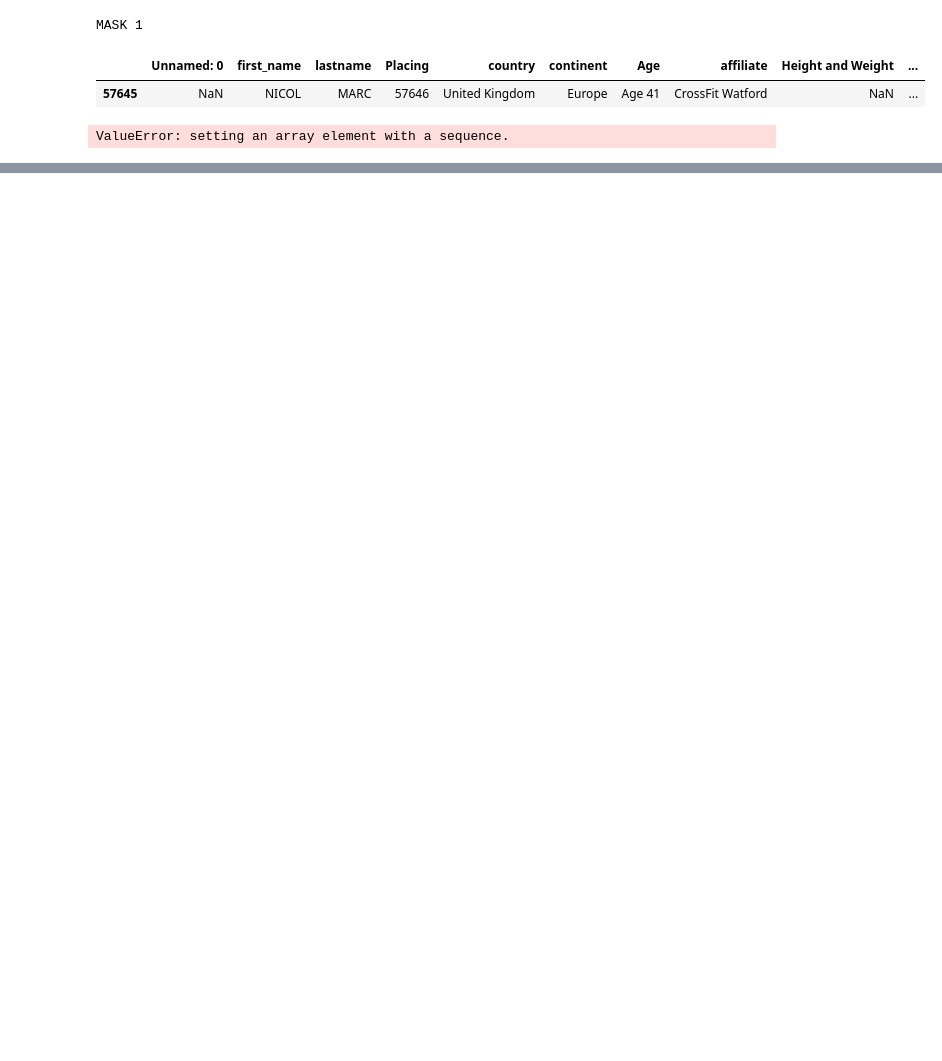
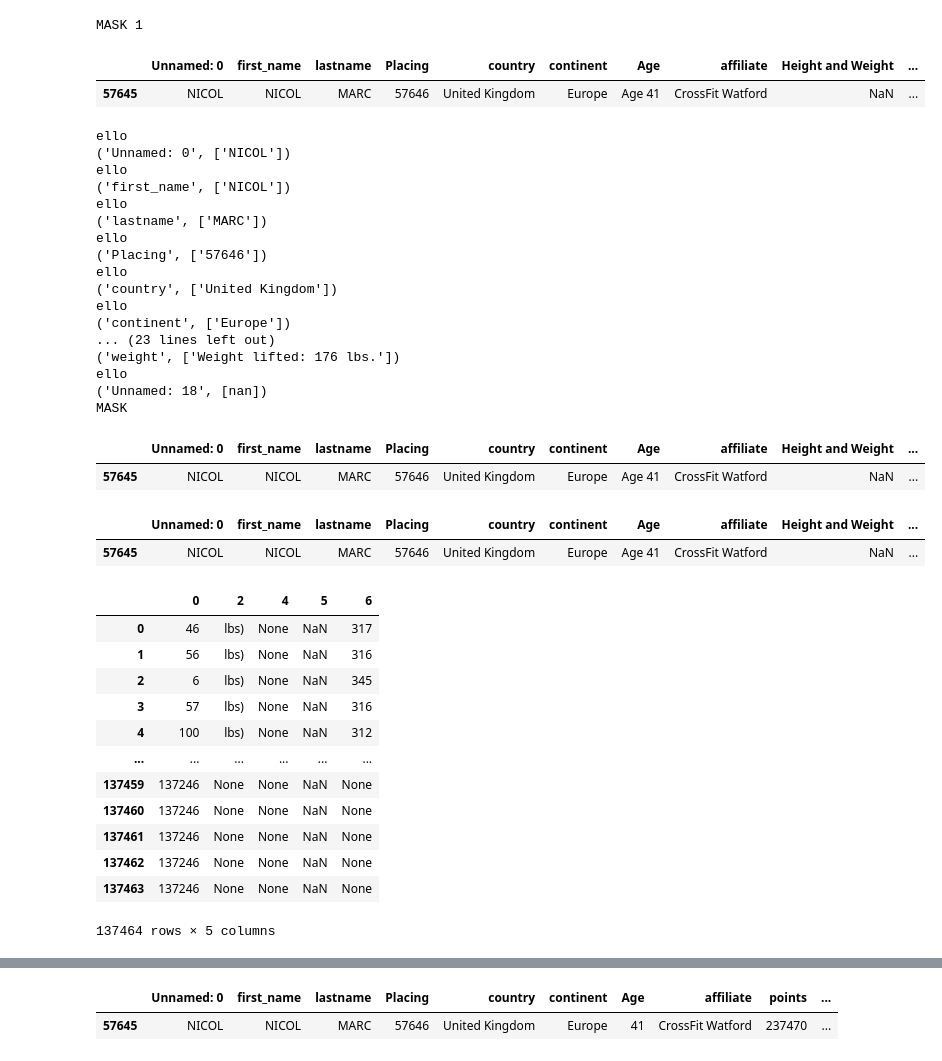
Before and after one commit to BranchManager/MatPlotLib, a Jupyter notebook: assignments/Untitled.ipynb, the cells around one changed output, grey strips where cells are left out. Cells and saved outputs as stored; diff of their text form; code cells hidden in the pictures; blank space fills up the shorter version.

```diff
--- a/assignments/Untitled.ipynb
+++ b/assignments/Untitled.ipynb
@@ -57,12 +57,21 @@ def shift_it(Mens_data):
     mask.at[57645,'first_name']=fn
     points = mask.at[57645,'Height and Weight']
     mask.at[57645,'Height and Weight'] = np.nan
-    mask.at[57645,'points']=points
+    Mens_data.at[57645,'points']=points
     print("MASK 1")
     display(mask)
-    Mens_data.loc[57645, :] = mask[Mens_data.columns].values
+    Mens_data.loc[57645] = mask[Mens_data.columns].values
+    for x in Mens_data.iloc[57645].iteritems():
+        #print(len(mask[Mens_data.columns].values[0]))
+        #print(mask[Mens_data.columns].values)
+        print("ello")
+        print(x)
+        Mens_data.at[57645,x[0]] = x[1][0]
+        #print(type(x[1][0]))
+        #x = "jimmu"
     print("MASK")
     display(mask)
+    display(Mens_data.loc[[57645]])
 
 #Mens_data = pd.read_csv('test_open_men.csv')
 Mens_data = pd.read_csv('men_main_21.1.csv')#'men_open_21.1.csv')
@@ -136,32 +145,68 @@ Mens_data.drop(columns=['21.4','weight'],inplace=True)
 Mens_data['21.4 Placing'] = New_214[0]
 Mens_data['21.4 S or F'] = New_214[4]
 Mens_data['21.4 Weight Lifted in lbs'] = New_214[6]
 #print(score21144)
 #print(len(score211))
 #place211 = score211[0]
 
 
 
 #score212
 
 #if ' (--)' != score211[1] :#and ':' not in score211[1]:
  #   reps211 = score211[2]
   #  print('we have exception')
 #    print(score211[4])
 
 #KG=Mens_data[Mens_data['Weight unit']=='kg']
 #KG.head(10)
 #test.head(10)
 display(New_214)
 display(Mens_data.head(40))
+display(Mens_data.loc[[57645]])
+
+Mens_data.to_csv('Final_Mens_open21.1.csv')
 # %% [output]
 |  | Unnamed: 0 | first_name | lastname | Placing | country | continent | Age | affiliate | Height and Weight | ... |
 | 57645 | 57645 | NICOL | NaN | MARC | 57646 | United Kingdom | Europe | Age 41 | CrossFit Watford | ... |
 | 57646 | 57646 | FAGNER RAPHAELLI | FRAGA | 57647 | Brazil | South America | Age 39 | CrossFit TXXIII | 173 cm | 71 kg | ... |
 | 57647 | 57647 | KELLAN | FULLINGIM | 57648 | United States | North America | Age 17 | CrossFit Jenks | 71 in | 162 lb | ... |
 | 57648 | 57648 | DAVID | HICKS | 57649 | United States | North America | Age 47 | CrossFit 816 | 72 in | 190 lb | ... |
 | 57649 | 57649 | ANTONINO | DELISI | 57650 | United States | North America | Age 26 | CrossFit Petram | 65 in | 171 lb | ... |
 MASK 1
 |  | Unnamed: 0 | first_name | lastname | Placing | country | continent | Age | affiliate | Height and Weight | ... |
-| 57645 | NaN | NICOL | MARC | 57646 | United Kingdom | Europe | Age 41 | CrossFit Watford | NaN | ... |
+| 57645 | NICOL | NICOL | MARC | 57646 | United Kingdom | Europe | Age 41 | CrossFit Watford | NaN | ... |
-ValueError: setting an array element with a sequence.
+ello
+('Unnamed: 0', ['NICOL'])
+ello
+('first_name', ['NICOL'])
+ello
+('lastname', ['MARC'])
+ello
+('Placing', ['57646'])
+ello
+('country', ['United Kingdom'])
+ello
+('continent', ['Europe'])
+... (23 lines left out)
+('weight', ['Weight lifted: 176 lbs.'])
+ello
+('Unnamed: 18', [nan])
+MASK
+|  | Unnamed: 0 | first_name | lastname | Placing | country | continent | Age | affiliate | Height and Weight | ... |
+| 57645 | NICOL | NICOL | MARC | 57646 | United Kingdom | Europe | Age 41 | CrossFit Watford | NaN | ... |
+|  | Unnamed: 0 | first_name | lastname | Placing | country | continent | Age | affiliate | Height and Weight | ... |
+| 57645 | NICOL | NICOL | MARC | 57646 | United Kingdom | Europe | Age 41 | CrossFit Watford | NaN | ... |
+|  | 0 | 2 | 4 | 5 | 6 |
+| 0 | 46 | lbs) | None | NaN | 317 |
+| 1 | 56 | lbs) | None | NaN | 316 |
+| 2 | 6 | lbs) | None | NaN | 345 |
+| 3 | 57 | lbs) | None | NaN | 316 |
+| 4 | 100 | lbs) | None | NaN | 312 |
+| ... | ... | ... | ... | ... | ... |
+| 137459 | 137246 | None | None | NaN | None |
+| 137460 | 137246 | None | None | NaN | None |
+| 137461 | 137246 | None | None | NaN | None |
+| 137462 | 137246 | None | None | NaN | None |
+| 137463 | 137246 | None | None | NaN | None |
+137464 rows × 5 columns
@@ -167,0 +230,2 @@ ValueError: setting an array element with a sequence.
+|  | Unnamed: 0 | first_name | lastname | Placing | country | continent | Age | affiliate | points | ... |
+| 57645 | NICOL | NICOL | MARC | 57646 | United Kingdom | Europe | 41 | CrossFit Watford | 237470 | ... |
```
Also changed, not shown: parts of 1 cell of this notebook, 2 other files.
